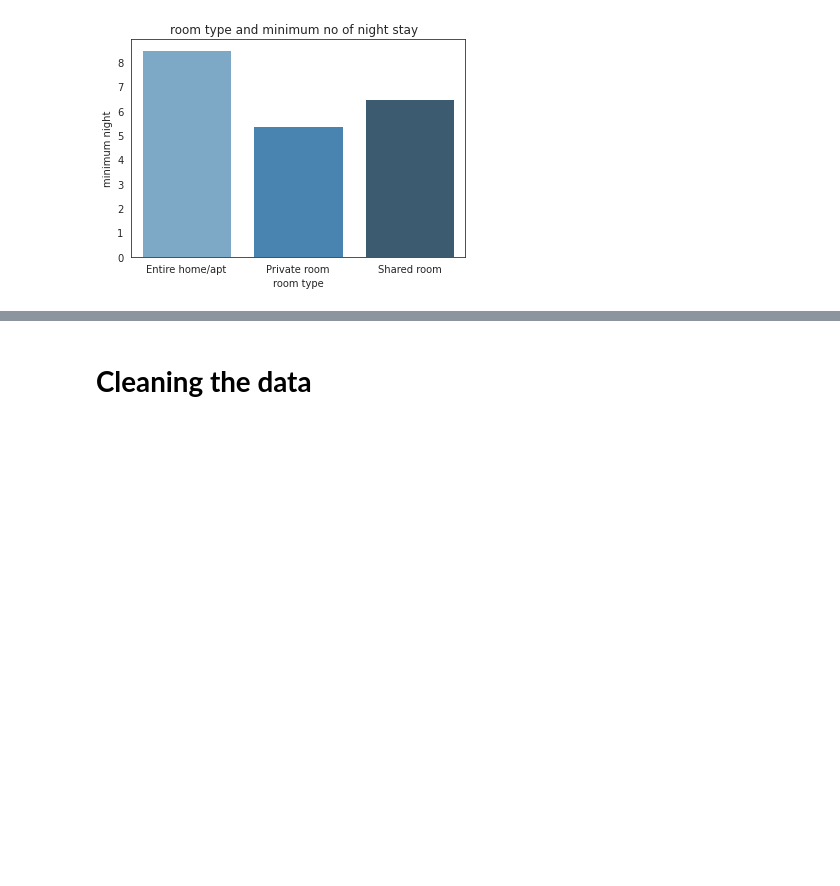
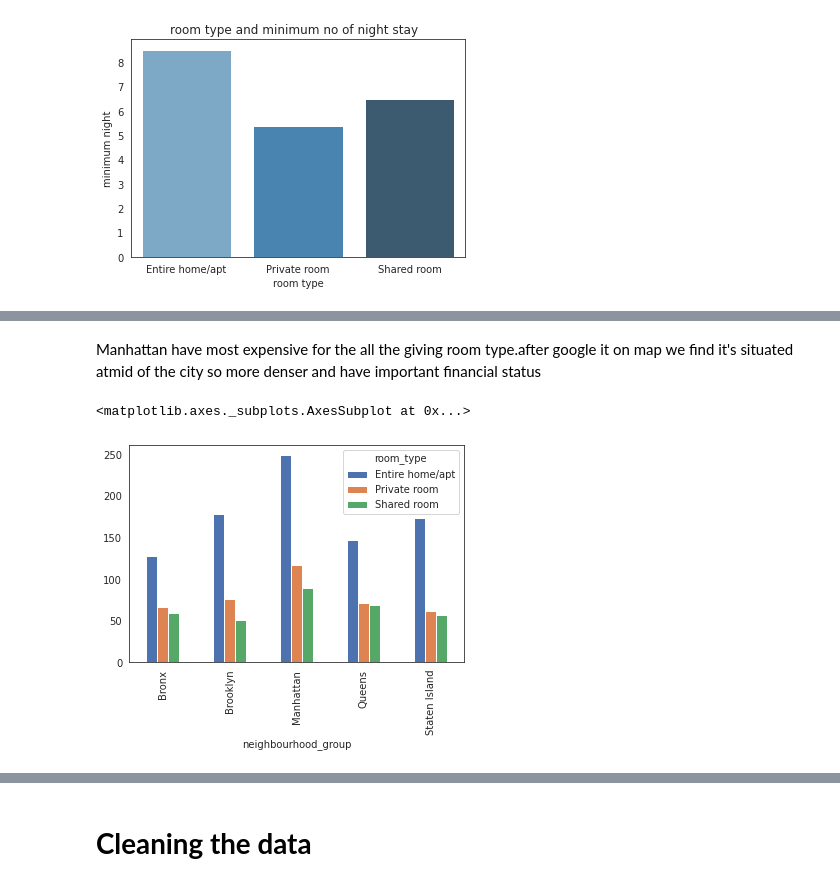
Before and after one commit to Creatrohit9/AIRBNB-PROJECT-1-CAPSTON, a Jupyter notebook: MD1WK4ROHIT_Airbnb_Bookings_Analysis_Capstone_Project.ipynb, the cells around one changed output, grey strips where cells are left out. Saved outputs shown, nothing was run; the diff lists cells and outputs as text; code cells hidden in the pictures; blank space fills up the shorter version.

Commit message:
Commit for visual for busiest neighbourhood

```diff
--- a/MD1WK4ROHIT_Airbnb_Bookings_Analysis_Capstone_Project.ipynb
+++ b/MD1WK4ROHIT_Airbnb_Bookings_Analysis_Capstone_Project.ipynb
@@ -197,3 +197,7 @@ visual1.set_xticks(visual1.get_xticks())
  <matplotlib.axis.XTick at 0x...>,
  <matplotlib.axis.XTick at 0x...>]
 [figure]
+# %%
+#finding the costly neighbourhood group for the giving room type
+costly_neighbourhood_group=airbnb_df.groupby(['neighbourhood_group','room_type'])['price'].mean().unstack()
+costly_neighbourhood_group
@@ -199,0 +212,7 @@ visual1.set_xticks(visual1.get_xticks())
+# %% [markdown]
+Manhattan have most expensive for the all the giving room type.after google it on map we find it's situated atmid of the city so more denser and  have important financial status
+# %%
+costly_neighbourhood_group.plot(kind='bar')
+# %% [output]
+<matplotlib.axes._subplots.AxesSubplot at 0x...>
+[figure, added]
```
Also changed, not shown: parts of 7 cells of this notebook.
